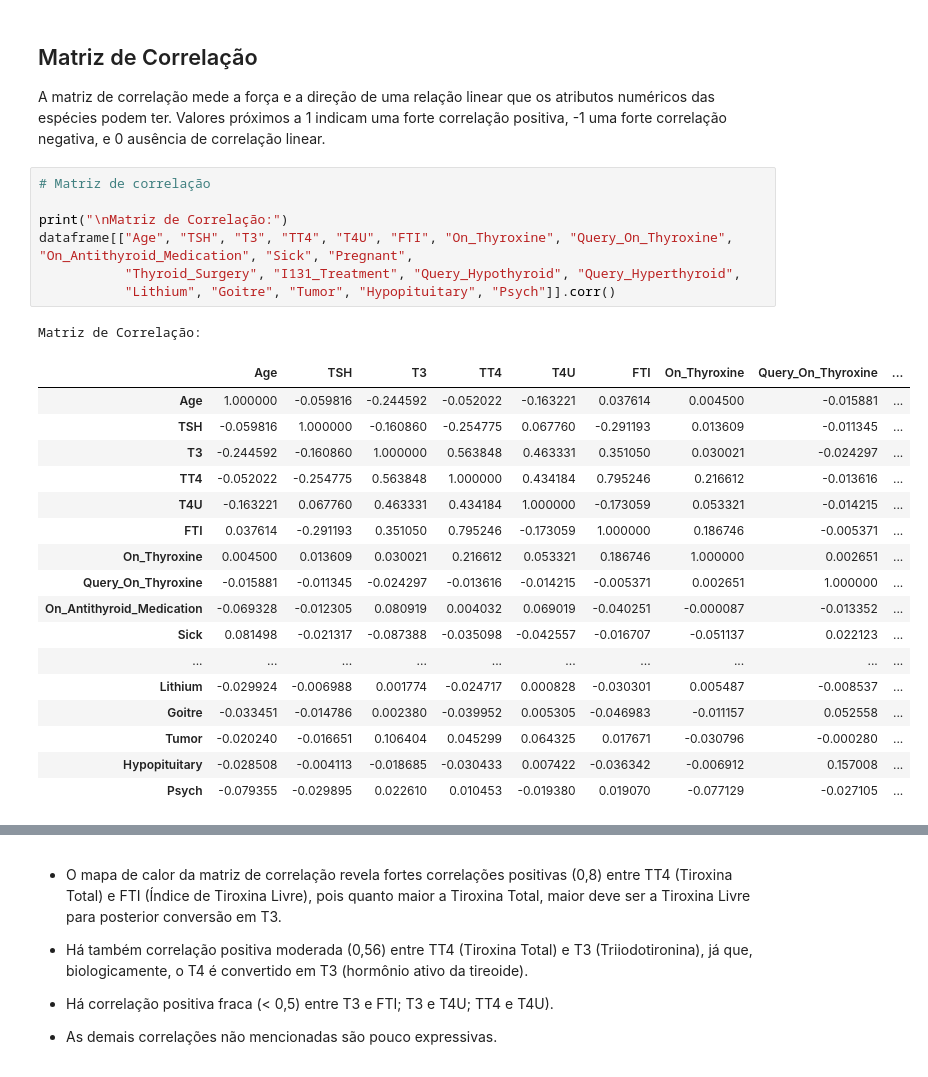
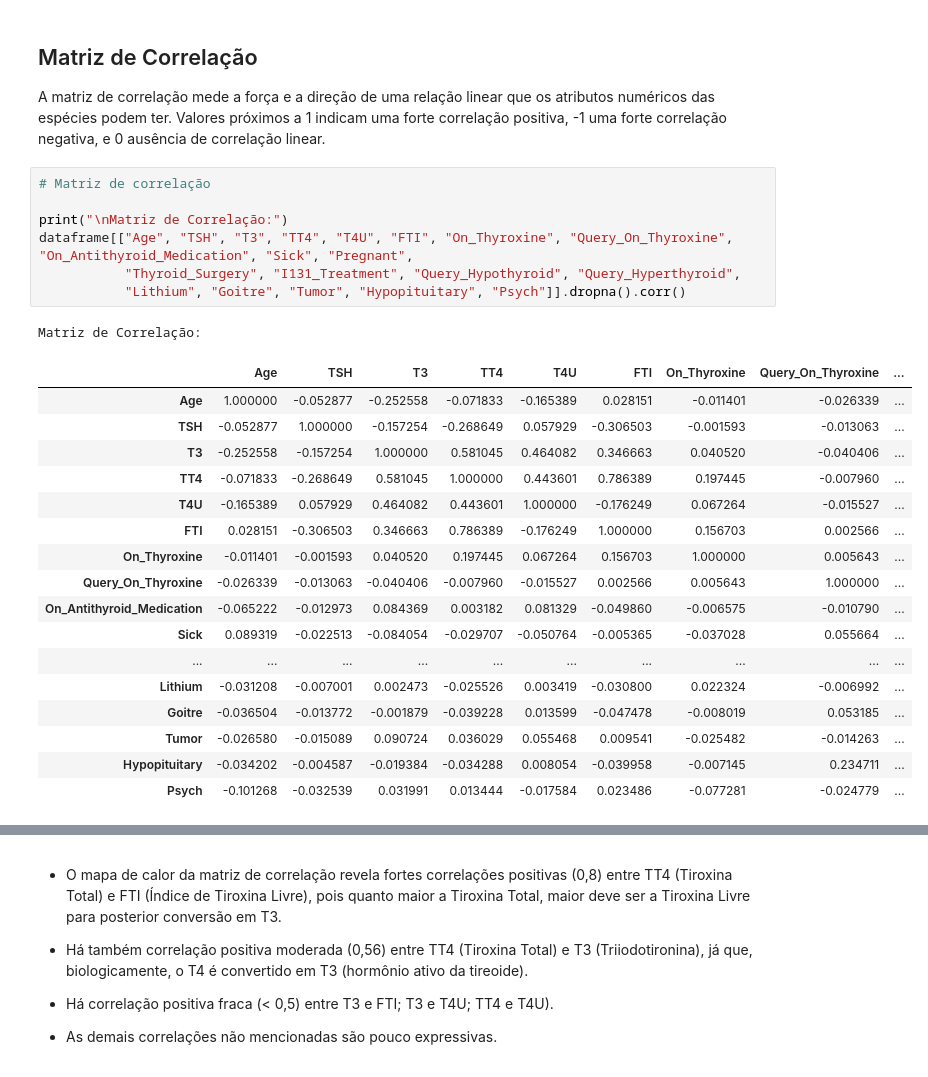
Before and after one commit to leticiasbm/DSAnalytics, a Jupyter notebook: MVP_Letícia_Santos_Batista_de_Melo.ipynb, the cells around one changed output, grey strips where cells are left out. Saved outputs shown, nothing was run; the diff lists cells and outputs as text.

```diff
--- a/MVP_Letícia_Santos_Batista_de_Melo.ipynb
+++ b/MVP_Letícia_Santos_Batista_de_Melo.ipynb
@@ -470,29 +470,29 @@ A matriz de correlação mede a força e a direção de uma relação linear que
 # %%
 # Matriz de correlação
 
 print("\nMatriz de Correlação:")
 dataframe[["Age", "TSH", "T3", "TT4", "T4U", "FTI", "On_Thyroxine", "Query_On_Thyroxine", "On_Antithyroid_Medication", "Sick", "Pregnant",
            "Thyroid_Surgery", "I131_Treatment", "Query_Hypothyroid", "Query_Hyperthyroid",
-           "Lithium", "Goitre", "Tumor", "Hypopituitary", "Psych"]].corr()
+           "Lithium", "Goitre", "Tumor", "Hypopituitary", "Psych"]].dropna().corr()
 # %% [output]
 Matriz de Correlação:
 |  | Age | TSH | T3 | TT4 | T4U | FTI | On_Thyroxine | Query_On_Thyroxine | ... |
-| Age | 1.000000 | -0.059816 | -0.244592 | -0.052022 | -0.163221 | 0.037614 | 0.004500 | -0.015881 | ... |
-| TSH | -0.059816 | 1.000000 | -0.160860 | -0.254775 | 0.067760 | -0.291193 | 0.013609 | -0.011345 | ... |
-| T3 | -0.244592 | -0.160860 | 1.000000 | 0.563848 | 0.463331 | 0.351050 | 0.030021 | -0.024297 | ... |
-| TT4 | -0.052022 | -0.254775 | 0.563848 | 1.000000 | 0.434184 | 0.795246 | 0.216612 | -0.013616 | ... |
-| T4U | -0.163221 | 0.067760 | 0.463331 | 0.434184 | 1.000000 | -0.173059 | 0.053321 | -0.014215 | ... |
-| FTI | 0.037614 | -0.291193 | 0.351050 | 0.795246 | -0.173059 | 1.000000 | 0.186746 | -0.005371 | ... |
-| On_Thyroxine | 0.004500 | 0.013609 | 0.030021 | 0.216612 | 0.053321 | 0.186746 | 1.000000 | 0.002651 | ... |
-| Query_On_Thyroxine | -0.015881 | -0.011345 | -0.024297 | -0.013616 | -0.014215 | -0.005371 | 0.002651 | 1.000000 | ... |
-| On_Antithyroid_Medication | -0.069328 | -0.012305 | 0.080919 | 0.004032 | 0.069019 | -0.040251 | -0.000087 | -0.013352 | ... |
-| Sick | 0.081498 | -0.021317 | -0.087388 | -0.035098 | -0.042557 | -0.016707 | -0.051137 | 0.022123 | ... |
+| Age | 1.000000 | -0.052877 | -0.252558 | -0.071833 | -0.165389 | 0.028151 | -0.011401 | -0.026339 | ... |
+| TSH | -0.052877 | 1.000000 | -0.157254 | -0.268649 | 0.057929 | -0.306503 | -0.001593 | -0.013063 | ... |
+| T3 | -0.252558 | -0.157254 | 1.000000 | 0.581045 | 0.464082 | 0.346663 | 0.040520 | -0.040406 | ... |
+| TT4 | -0.071833 | -0.268649 | 0.581045 | 1.000000 | 0.443601 | 0.786389 | 0.197445 | -0.007960 | ... |
+| T4U | -0.165389 | 0.057929 | 0.464082 | 0.443601 | 1.000000 | -0.176249 | 0.067264 | -0.015527 | ... |
+| FTI | 0.028151 | -0.306503 | 0.346663 | 0.786389 | -0.176249 | 1.000000 | 0.156703 | 0.002566 | ... |
+| On_Thyroxine | -0.011401 | -0.001593 | 0.040520 | 0.197445 | 0.067264 | 0.156703 | 1.000000 | 0.005643 | ... |
+| Query_On_Thyroxine | -0.026339 | -0.013063 | -0.040406 | -0.007960 | -0.015527 | 0.002566 | 0.005643 | 1.000000 | ... |
+| On_Antithyroid_Medication | -0.065222 | -0.012973 | 0.084369 | 0.003182 | 0.081329 | -0.049860 | -0.006575 | -0.010790 | ... |
+| Sick | 0.089319 | -0.022513 | -0.084054 | -0.029707 | -0.050764 | -0.005365 | -0.037028 | 0.055664 | ... |
 | ... | ... | ... | ... | ... | ... | ... | ... | ... | ... |
-| Lithium | -0.029924 | -0.006988 | 0.001774 | -0.024717 | 0.000828 | -0.030301 | 0.005487 | -0.008537 | ... |
-| Goitre | -0.033451 | -0.014786 | 0.002380 | -0.039952 | 0.005305 | -0.046983 | -0.011157 | 0.052558 | ... |
-| Tumor | -0.020240 | -0.016651 | 0.106404 | 0.045299 | 0.064325 | 0.017671 | -0.030796 | -0.000280 | ... |
-| Hypopituitary | -0.028508 | -0.004113 | -0.018685 | -0.030433 | 0.007422 | -0.036342 | -0.006912 | 0.157008 | ... |
-| Psych | -0.079355 | -0.029895 | 0.022610 | 0.010453 | -0.019380 | 0.019070 | -0.077129 | -0.027105 | ... |
+| Lithium | -0.031208 | -0.007001 | 0.002473 | -0.025526 | 0.003419 | -0.030800 | 0.022324 | -0.006992 | ... |
+| Goitre | -0.036504 | -0.013772 | -0.001879 | -0.039228 | 0.013599 | -0.047478 | -0.008019 | 0.053185 | ... |
+| Tumor | -0.026580 | -0.015089 | 0.090724 | 0.036029 | 0.055468 | 0.009541 | -0.025482 | -0.014263 | ... |
+| Hypopituitary | -0.034202 | -0.004587 | -0.019384 | -0.034288 | 0.008054 | -0.039958 | -0.007145 | 0.234711 | ... |
+| Psych | -0.101268 | -0.032539 | 0.031991 | 0.013444 | -0.017584 | 0.023486 | -0.077281 | -0.024779 | ... |
 # %%
 # Heatmap das variáveis
 
```
Also changed, not shown: parts of 1 cell of this notebook.
